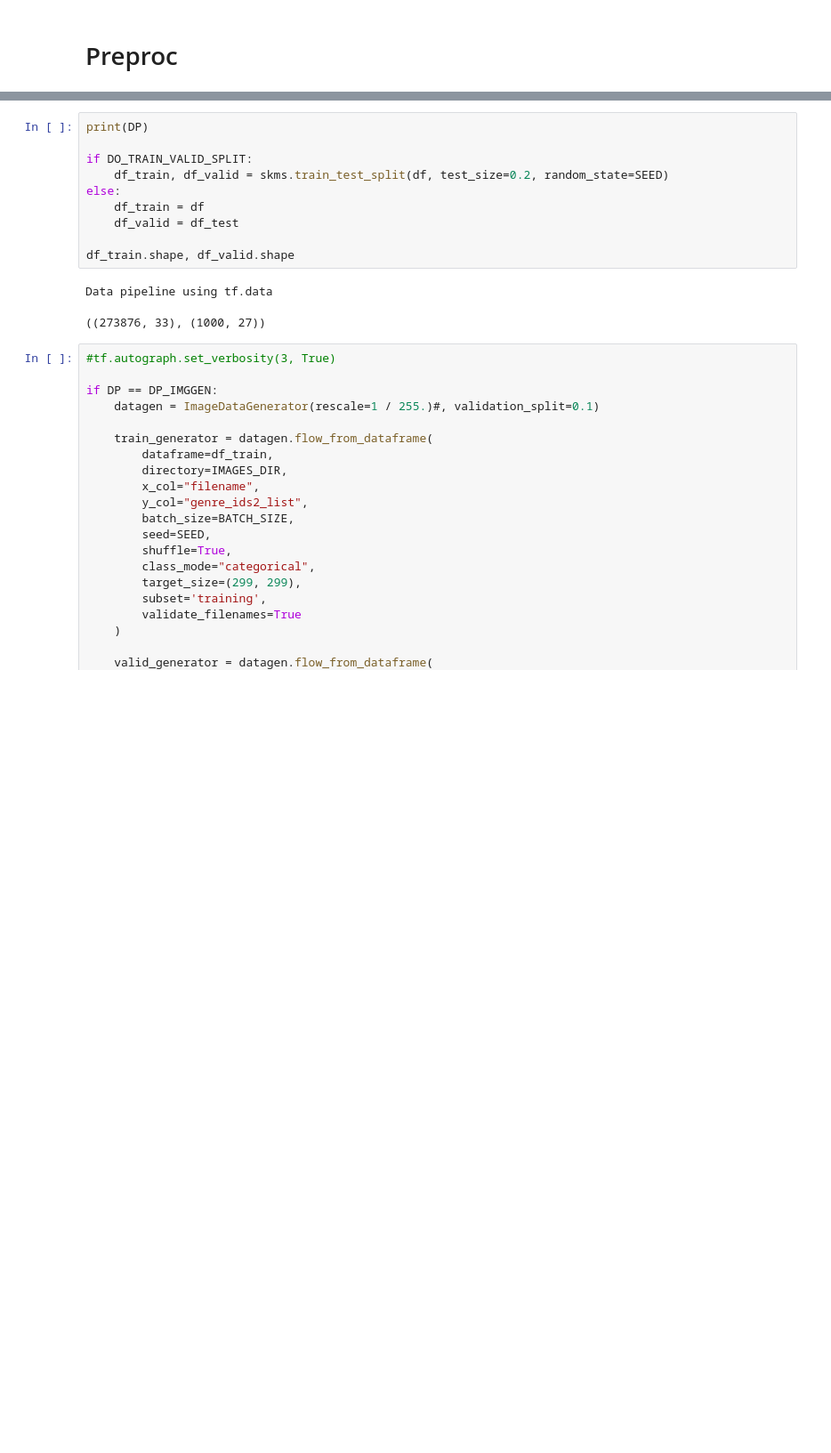
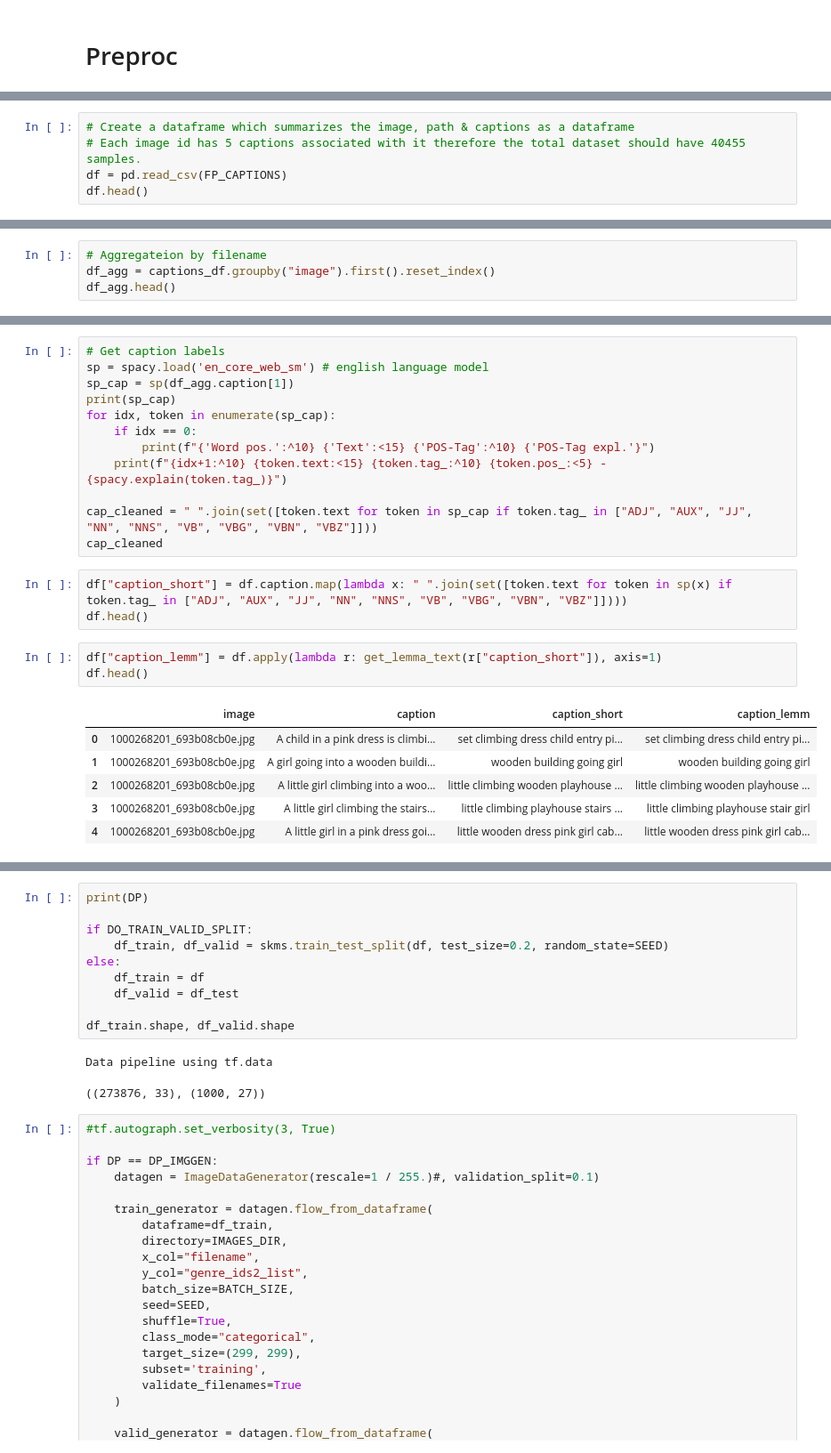
Before and after one commit to rainerenglisch/aida_dfki_project, a Jupyter notebook: notebooks/01_object-recognition_inceptV2resnet.ipynb, the cells around one changed output, grey strips where cells are left out. Shown: that part at 89% size. Drawn from its saved outputs; the diff is of its cells as text; blank space fills up the shorter version.

```diff
--- a/notebooks/01_object-recognition_inceptV2resnet.ipynb
+++ b/notebooks/01_object-recognition_inceptV2resnet.ipynb
@@ -270,0 +251,5 @@ memory usage: 204.2+ KB
+# %%
+# Create a dataframe which summarizes the image, path & captions as a dataframe
+# Each image id has 5 captions associated with it therefore the total dataset should have 40455 samples.
+df = pd.read_csv(FP_CAPTIONS)
+df.head()
@@ -270,0 +263,4 @@ memory usage: 204.2+ KB
+# %%
+# Aggregateion by filename
+df_agg = captions_df.groupby("image").first().reset_index()
+df_agg.head()
@@ -270,0 +274,25 @@ memory usage: 204.2+ KB
+# %%
+# Get caption labels
+sp = spacy.load('en_core_web_sm') # english language model
+sp_cap = sp(df_agg.caption[1])
+print(sp_cap)
+for idx, token in enumerate(sp_cap):
+    if idx == 0:
+        print(f"{'Word pos.':^10} {'Text':<15} {'POS-Tag':^10} {'POS-Tag expl.'}")
+    print(f"{idx+1:^10} {token.text:<15} {token.tag_:^10} {token.pos_:<5} - {spacy.explain(token.tag_)}")
+
+cap_cleaned = " ".join(set([token.text for token in sp_cap if token.tag_ in ["ADJ", "AUX", "JJ", "NN", "NNS", "VB", "VBG", "VBN", "VBZ"]]))
+cap_cleaned
+# %%
+df["caption_short"] = df.caption.map(lambda x: " ".join(set([token.text for token in sp(x) if token.tag_ in ["ADJ", "AUX", "JJ", "NN", "NNS", "VB", "VBG", "VBN", "VBZ"]])))
+df.head()
+# %%
+df["caption_lemm"] = df.apply(lambda r: get_lemma_text(r["caption_short"]), axis=1)
+df.head()
+# %% [output]
+|  | image | caption | caption_short | caption_lemm |
+| 0 | 1000268201_693b08cb0e.jpg | A child in a pink dress is climbi... | set climbing dress child entry pi... | set climbing dress child entry pi... |
+| 1 | 1000268201_693b08cb0e.jpg | A girl going into a wooden buildi... | wooden building going girl | wooden building going girl |
+| 2 | 1000268201_693b08cb0e.jpg | A little girl climbing into a woo... | little climbing wooden playhouse ... | little climbing wooden playhouse ... |
+| 3 | 1000268201_693b08cb0e.jpg | A little girl climbing the stairs... | little climbing playhouse stairs ... | little climbing playhouse stair girl |
+| 4 | 1000268201_693b08cb0e.jpg | A little girl in a pink dress goi... | little wooden dress pink girl cab... | little wooden dress pink girl cab... |
```
Also changed, not shown: parts of 25 cells of this notebook, 17 other files.
